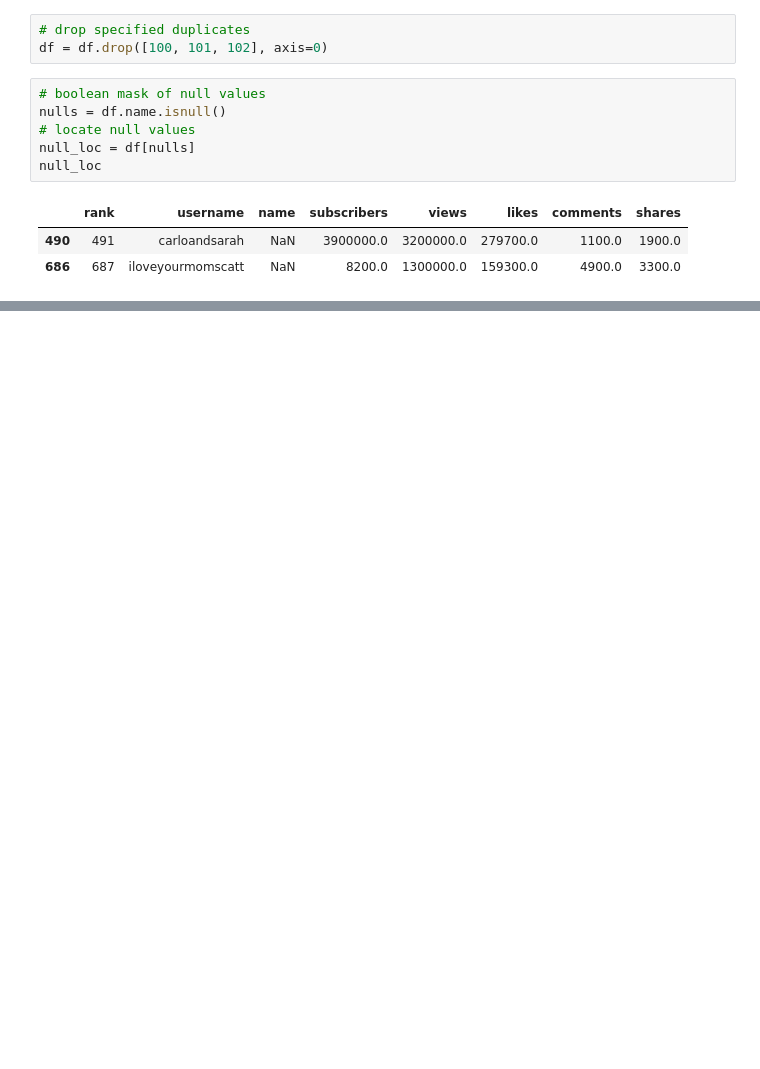
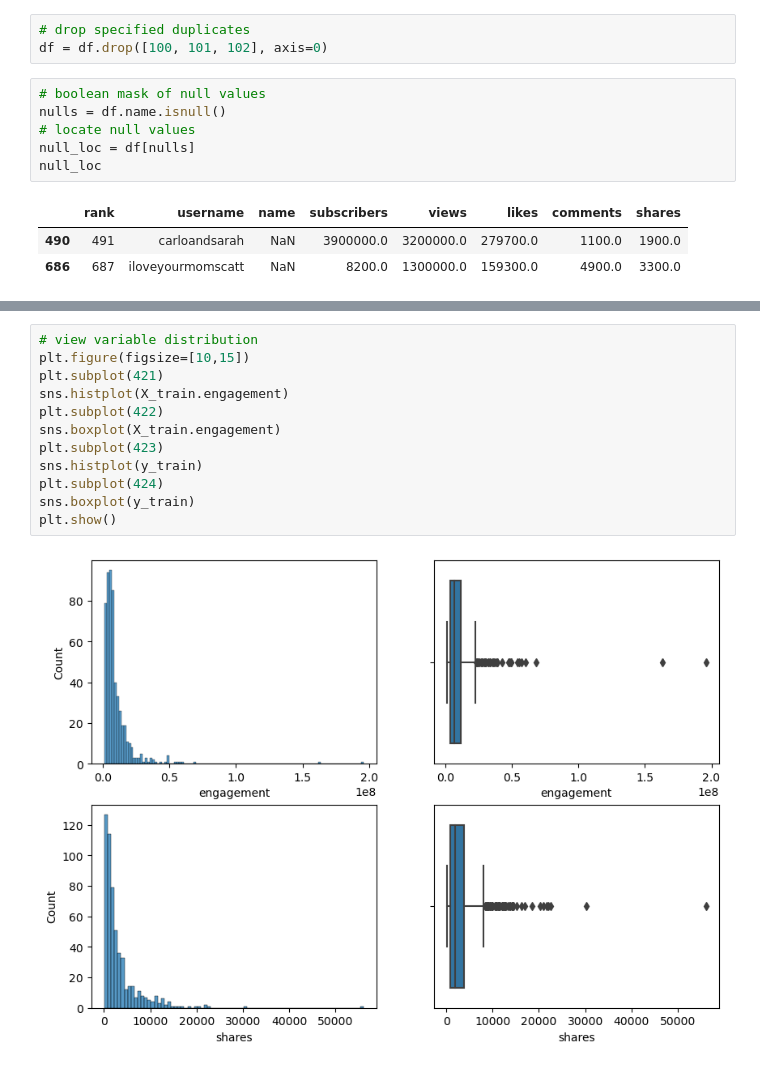
Before and after one commit to adriananuncio/individual_project, a Jupyter notebook: work.ipynb, the cells around one changed output, grey strips where cells are left out. Saved outputs shown, nothing was run; the diff lists cells and outputs as text; blank space fills up the shorter version.

```diff
--- a/work.ipynb
+++ b/work.ipynb
@@ -231,0 +291,14 @@ null_loc
+# %%
+# view variable distribution
+plt.figure(figsize=[10,15])
+plt.subplot(421)
+sns.histplot(X_train.engagement)
+plt.subplot(422)
+sns.boxplot(X_train.engagement)
+plt.subplot(423)
+sns.histplot(y_train)
+plt.subplot(424)
+sns.boxplot(y_train)
+plt.show()
+# %% [output]
+[figure, added]
```
Also changed, not shown: parts of 14 cells of this notebook, 1 other file.
